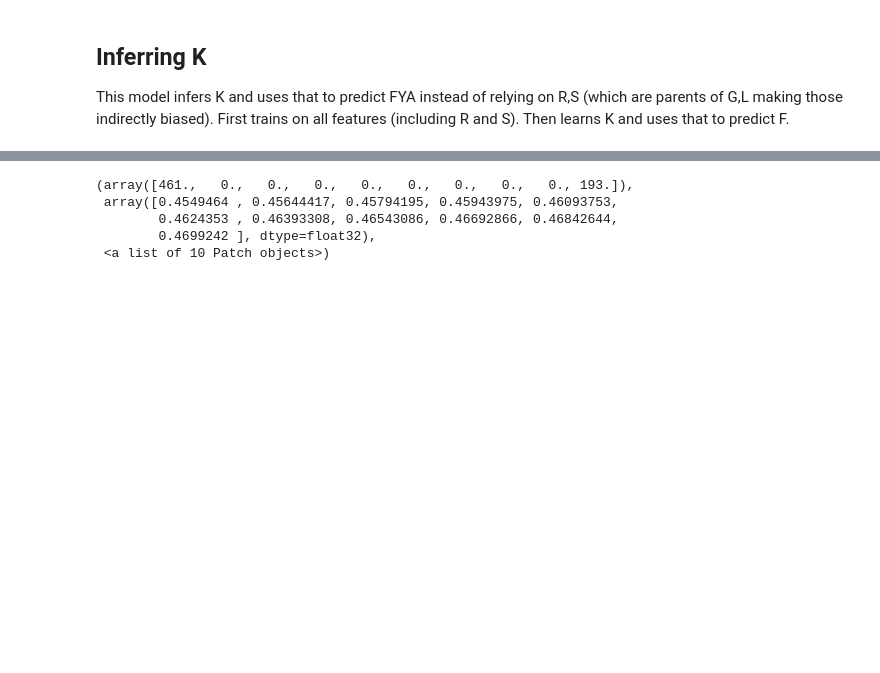
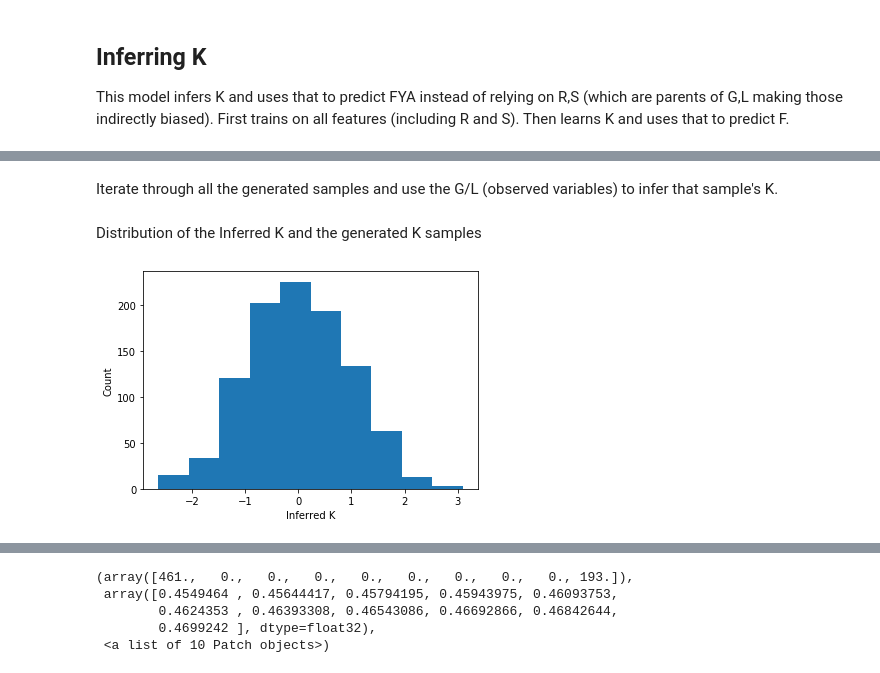
Before and after one commit to Kaaii/CS7290_Fairness_Eval_Project, a Jupyter notebook: Ollie_Project_Unaware.ipynb, the cells around one changed output, grey strips where cells are left out. Saved outputs shown, nothing was run; the diff lists cells and outputs as text; code cells hidden in the pictures; blank space fills up the shorter version.

```diff
--- a/Ollie_Project_Unaware.ipynb
+++ b/Ollie_Project_Unaware.ipynb
@@ -372,0 +292,30 @@ bias [0.5043056]
+# %%
+# assign the observed G and L
+G=samples.G
+L=samples.L
+# %% [markdown]
+Iterate through all the generated samples and use the G/L (observed variables) to infer that sample's K.
+# %%
+# hold all K values
+K=[]
+# iterate through the 1000 samples of G/L and infer K
+for i in range(1000):
+        conditioned = pyro.condition(model, data={"G": G[i], "L": L[i]})
+
+        # use pyro.infer.Importance
+        posterior = pyro.infer.Importance(conditioned, num_samples=100).run()
+        post_marginal = pyro.infer.EmpiricalMarginal(posterior, "A")
+        post_samples = [post_marginal().item() for _ in range(100)]
+        post_unique, post_counts = np.unique(post_samples, return_counts=True)
+        # calculate the mean of the inferred
+        mean = np.mean(post_samples)
+        K.append(mean)
+# %% [markdown]
+Distribution of the Inferred K and the generated K samples
+# %%
+plt.hist(K)
+plt.ylabel("Count")
+plt.xlabel("Inferred K")
+plt.show()
+# %% [output]
+[figure, added]
```
Also changed, not shown: parts of 9 cells of this notebook.
